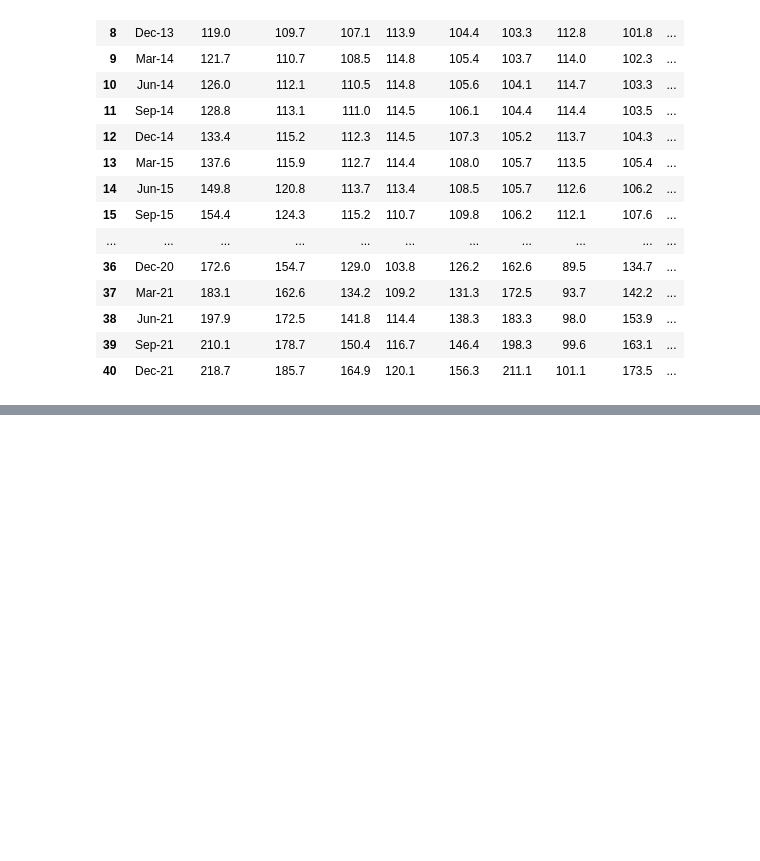
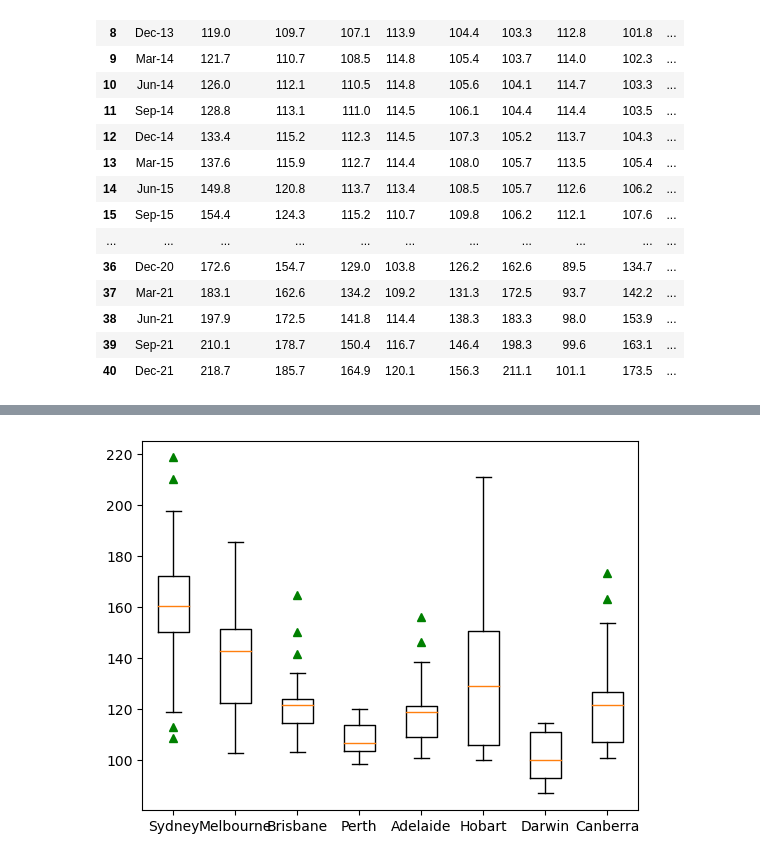
Before and after one commit to L-Tren/Project-1-Group-2, a Jupyter notebook: Project_1_Group2.ipynb, the cells around one changed output, grey strips where cells are left out. Cells and saved outputs as stored; diff of their text form; code cells hidden in the pictures; blank space fills up the shorter version.

Commit message:
adds summary statitics df and box plots

```diff
--- a/Project_1_Group2.ipynb
+++ b/Project_1_Group2.ipynb
@@ -94,3 +74,8 @@ df_property_price_indexes
 | 38 | Jun-21 | 197.9 | 172.5 | 141.8 | 114.4 | 138.3 | 183.3 | 98.0 | 153.9 | ... |
 | 39 | Sep-21 | 210.1 | 178.7 | 150.4 | 116.7 | 146.4 | 198.3 | 99.6 | 163.1 | ... |
 | 40 | Dec-21 | 218.7 | 185.7 | 164.9 | 120.1 | 156.3 | 211.1 | 101.1 | 173.5 | ... |
+# %%
+
+# Reorganising the columns to align with the order of the migration data (swap Adelaide and Perth)
+df_property_price_indexes = df_property_price_indexes[["Quarter", "Sydney", "Melbourne", "Brisbane", "Perth", "Adelaide", "Hobart", "Darwin", "Canberra"]]
+df_property_price_indexes.head(2)
@@ -96,0 +102,3 @@ df_property_price_indexes
+# %%
+df_property_price_indexes.fillna(0, inplace = True)
+df_property_price_indexes
@@ -96,0 +123,4 @@ df_property_price_indexes
+# %%
+reduced_df = df_property_price_indexes[['Sydney', 'Melbourne', 'Brisbane', 'Perth', 'Adelaide',
+       'Hobart', 'Darwin', 'Canberra']]
+reduced_df.head(2)
@@ -96,0 +131,27 @@ df_property_price_indexes
+# %%
+capitals = list(reduced_df.columns)
+average_list = []
+median_list = []
+variance_list = []
+stddev_list = []
+max_list = []
+min_list = []
+total_variation = []
+
+for columns in reduced_df:
+    mean = round(reduced_df[columns].mean(),2)
+    average_list.append(mean)
+    median = round(reduced_df[columns].median(),2)
+    median_list.append(median)
+    variance = round(reduced_df[columns].var(),2)
+    variance_list.append(mean)
+    std_dev = round(reduced_df[columns].std(),2)
+    stddev_list.append(std_dev)
+    max = round(reduced_df[columns].max(),2)
+    max_list.append(max)
+    min = round(reduced_df[columns].min(),2)
+    min_list.append(min)
+    start = reduced_df.loc[reduced_df.index[0],columns]
+    end = reduced_df.loc[reduced_df.index[-1],columns]
+    variation = round((end - start) / start * 100, 2)
+    total_variation.append(variation)
@@ -96,0 +186,6 @@ df_property_price_indexes
+# %%
+plt.boxplot(reduced_df, labels = capitals, sym = '^g')
+
+plt.show()
+# %% [output]
+[figure, added]
```
Also changed, not shown: parts of 11 cells of this notebook.
